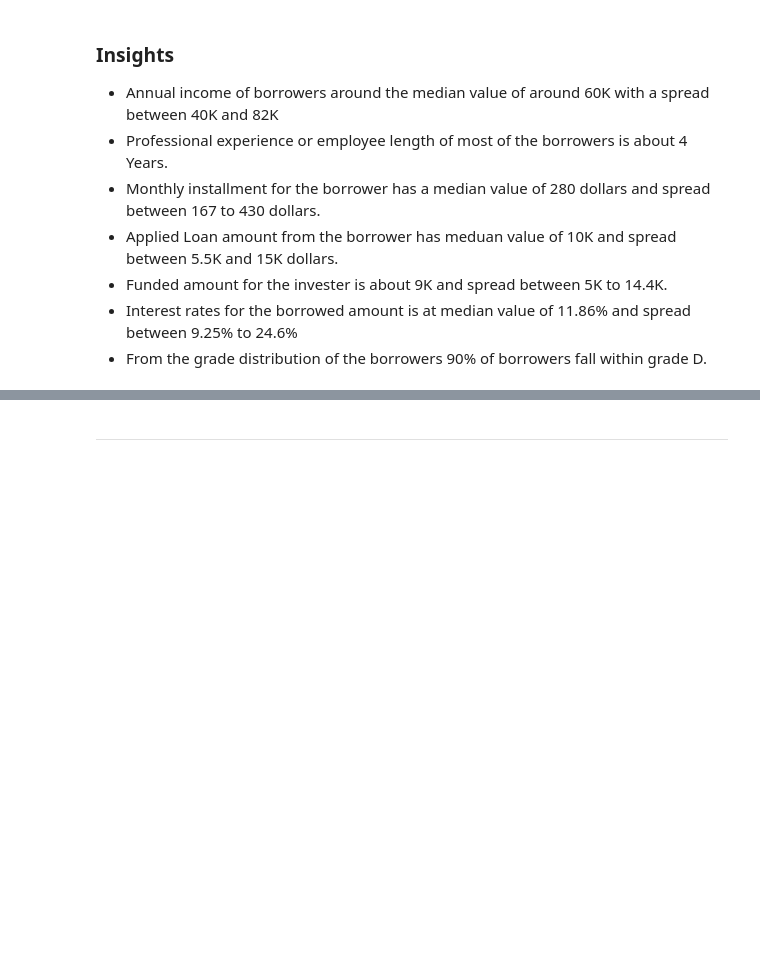
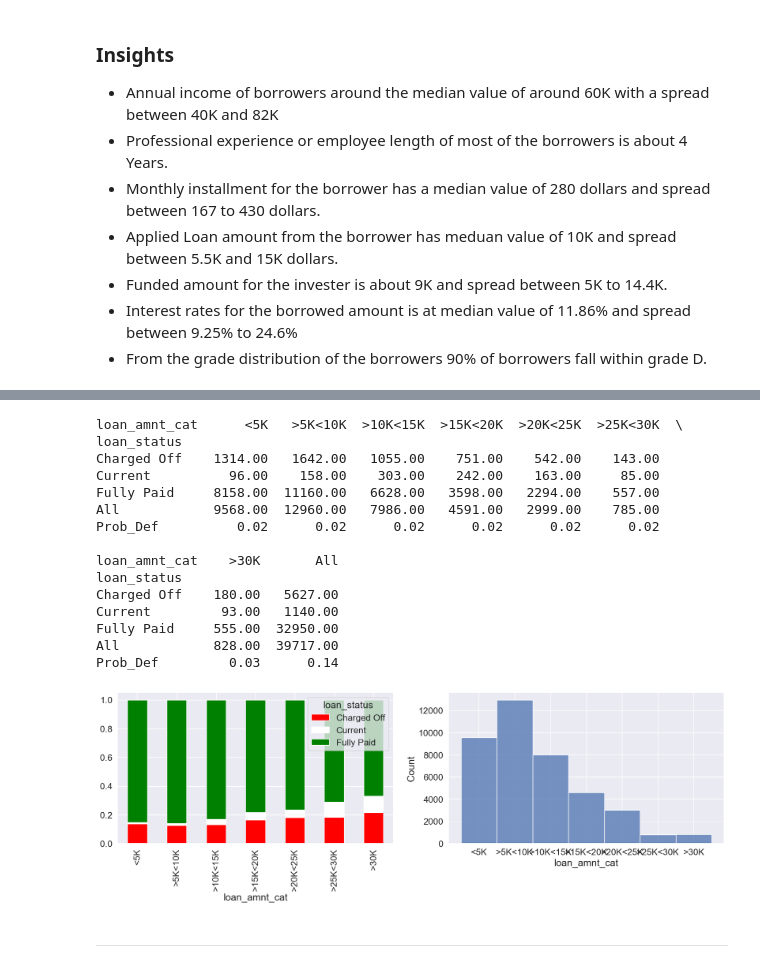
Before and after one commit to sshrinivasbhat/LendingClubCaseStudy, a Jupyter notebook: C44LendClubCasStdy_ShrinivasB.ipynb, the cells around one changed output, grey strips where cells are left out. Saved outputs shown, nothing was run; the diff lists cells and outputs as text; code cells hidden in the pictures; blank space fills up the shorter version.

```diff
--- a/C44LendClubCasStdy_ShrinivasB.ipynb
+++ b/C44LendClubCasStdy_ShrinivasB.ipynb
@@ -492,3 +551,36 @@ LCLoanDf.drop(columns=['id','member_id','zip_code_n','sub_grade_n','grade_n','lo
+# %%
+LCLoanDf["loan_amnt_cat"]=pd.cut(LCLoanDf.loan_amnt,bins=[0,5000,10000,15000,20000,25000,30000,50000],labels=['<5K','>5K<10K','>10K<15K','>15K<20K','>20K<25K','>25K<30K','>30K'])
+#LCLoanDf_ooc["total_acc_cat"].value_counts()
+
+Tbl_Gen = pd.crosstab(LCLoanDf_ooc.loan_status, LCLoanDf["loan_amnt_cat"], margins=True,     values=LCLoanDf_ooc["loan_status"], aggfunc='count').round(2)
+Tbl_Gen.loc["Prob_Def",:] = Tbl_Gen.loc["Charged Off",:]/Tbl_Gen.loc["All",:]
+Tbl_Gen.iloc[4,:-1] = Tbl_Gen.iloc[4,:-1]/Tbl_Gen.iloc[4,:-1].sum()*Tbl_Gen.loc["Prob_Def","All"]
+Tbl_Gen.loc["Prob_Def",:]  = Tbl_Gen.loc["Prob_Def",:].round(2)
+Tbl_Gen = Tbl_Gen.fillna(0)
+print(Tbl_Gen.head().round(2))
+sb.set(font_scale=1.5)
+Tbl_Gen_perc = Tbl_Gen.transpose().iloc[:-1,:-2].apply(lambda x: x/x.sum(), axis=1)
+fig, axes = plt.subplots(1, 2, figsize=(20, 5))
+Tbl_Gen_perc.plot(ax=axes[0],kind="bar", stacked="True",color=['red','white','green'])
+sb.histplot(LCLoanDf.loan_amnt_cat,ax=axes[1],bins=20)
+plt.show()
+# %% [output]
+loan_amnt_cat      <5K   >5K<10K  >10K<15K  >15K<20K  >20K<25K  >25K<30K  \
+loan_status
+Charged Off    1314.00   1642.00   1055.00    751.00    542.00    143.00
+Current          96.00    158.00    303.00    242.00    163.00     85.00
+Fully Paid     8158.00  11160.00   6628.00   3598.00   2294.00    557.00
+All            9568.00  12960.00   7986.00   4591.00   2999.00    785.00
+Prob_Def          0.02      0.02      0.02      0.02      0.02      0.02
+
+loan_amnt_cat    >30K       All
+loan_status
+Charged Off    180.00   5627.00
+Current         93.00   1140.00
+Fully Paid     555.00  32950.00
+All            828.00  39717.00
+Prob_Def         0.03      0.14
+[figure, added]
 # %% [markdown]
 
 ***
```
Also changed, not shown: parts of 49 cells of this notebook.
